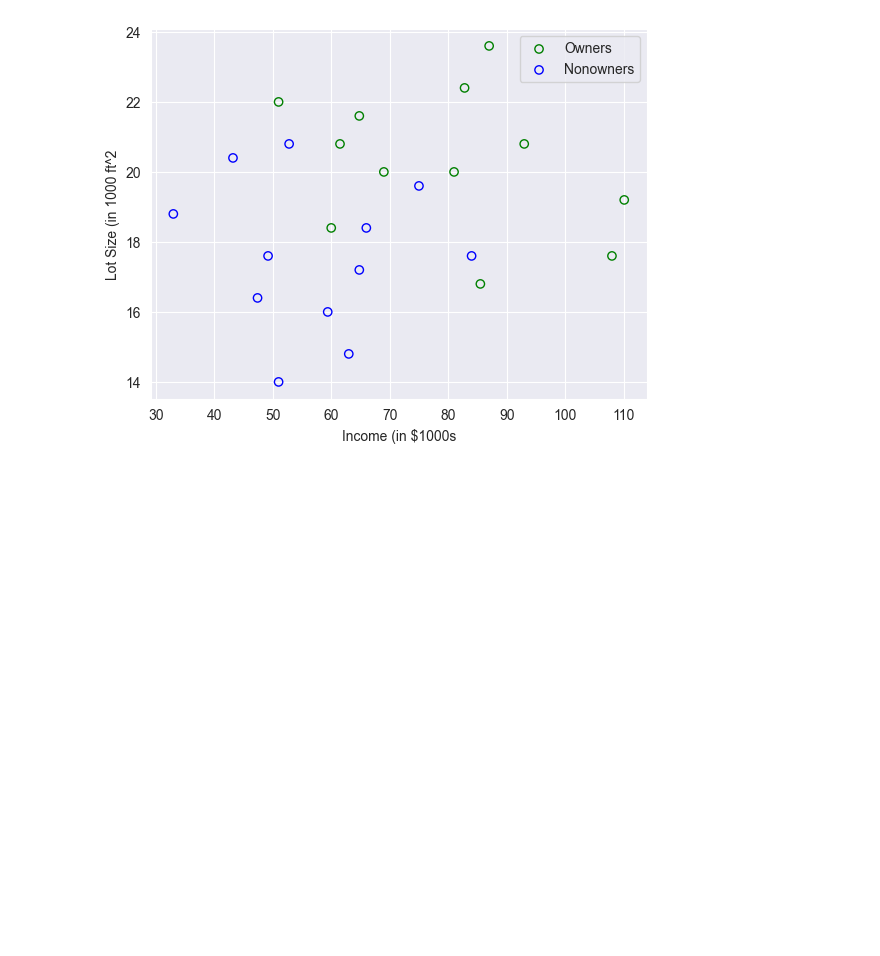
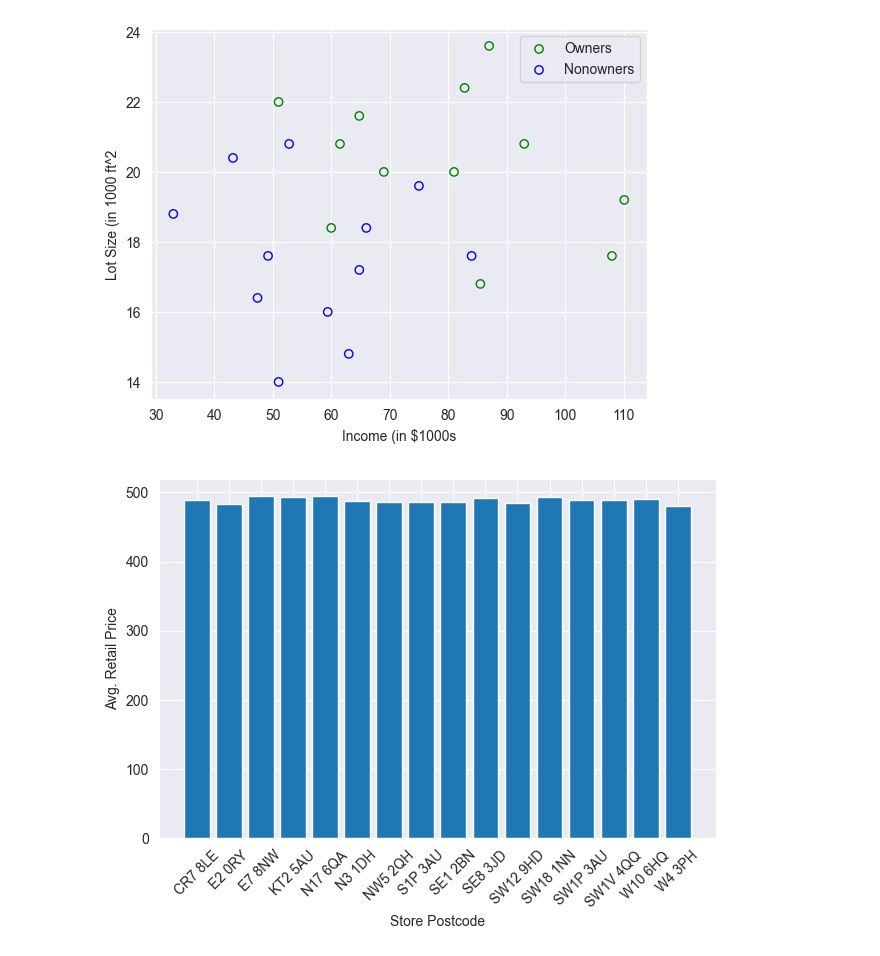
Before and after one commit to tstrickland-13/DataMiningandAnalyticsNotes, a Jupyter notebook: Book Notes by Concept/Part 2: Data Exploration and Dimension Reduction/Ch. 3: Sample Problems.ipynb, the cells around one changed output. Cells and saved outputs as stored; diff of their text form; code cells hidden in the pictures; blank space fills up the shorter version.

Commit message:
Book updates, current work w/ torin dataset

```diff
--- a/Book Notes by Concept/Part 2: Data Exploration and Dimension Reduction/Ch. 3: Sample Problems.ipynb
+++ b/Book Notes by Concept/Part 2: Data Exploration and Dimension Reduction/Ch. 3: Sample Problems.ipynb
@@ -77,0 +94,15 @@ plt.show()
+# %%
+#Create bar chart of average retail price by store. Which store has the highest average, which has the lowest?
+
+#Load dataset
+jan2008sales_df = pd.read_csv('../../.venv/lib/Datasets/LaptopSalesJanuary2008.csv', index_col=False)
+#Plot barchart
+dataforp = jan2008sales_df['Retail Price'].groupby(jan2008sales_df['Store Postcode']).mean()
+fig, ax = plt.subplots()
+ax.bar(dataforp.index, dataforp)
+ax.set_xlabel('Store Postcode')
+ax.set_ylabel('Avg. Retail Price')
+plt.xticks(rotation=45, ha='center')
+plt.tight_layout(); plt.show()
+# %% [output]
+[figure, added]
```
Also changed, not shown: parts of 6 cells of this notebook, 5 other files.
